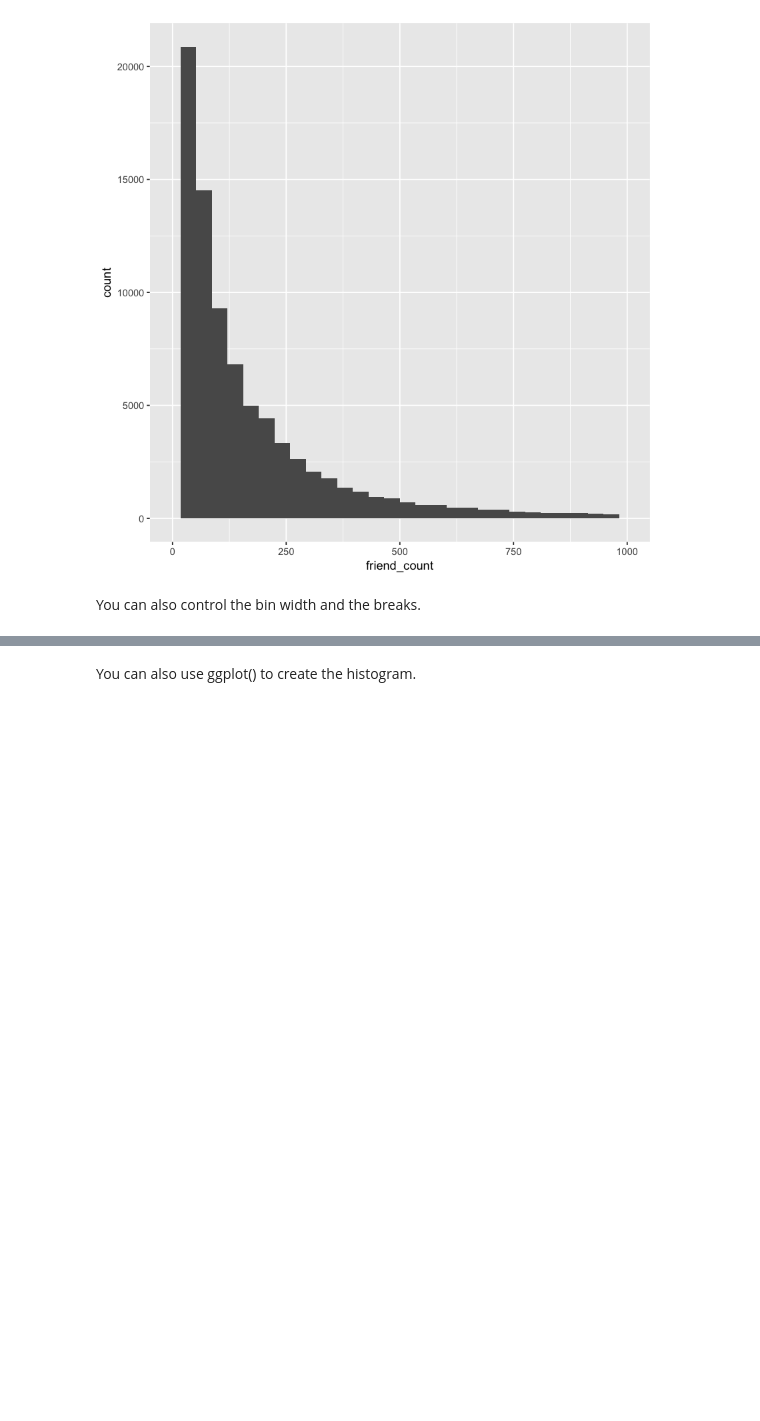
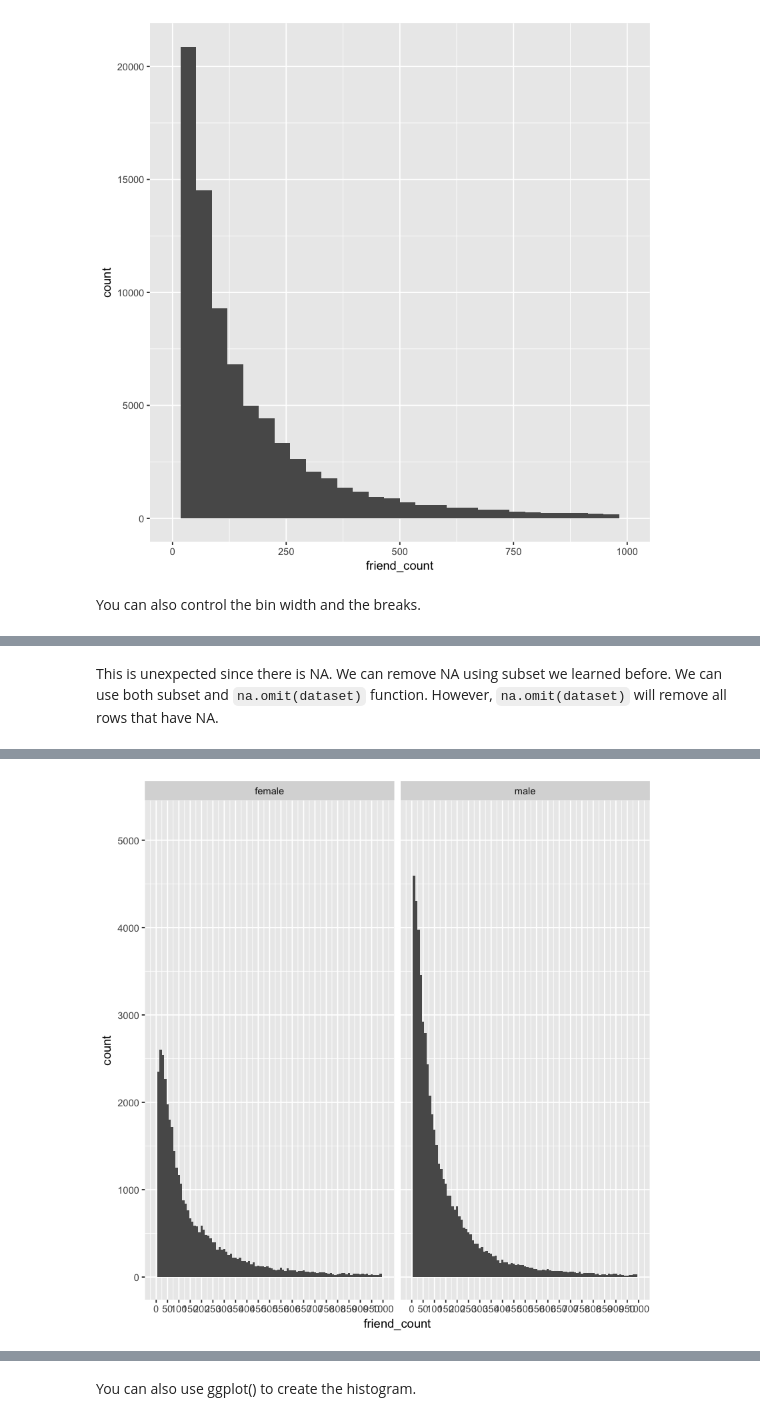
Before and after one commit to mukerong/Toolkit, a Jupyter notebook: R/R-Basics.ipynb, the cells around one changed output, grey strips where cells are left out. Cells and saved outputs as stored; diff of their text form; code cells hidden in the pictures; blank space fills up the shorter version.

```diff
--- a/R/R-Basics.ipynb
+++ b/R/R-Basics.ipynb
@@ -640,0 +654,7 @@ Warning message:
+# %% [markdown]
+This is unexpected since there is NA. We can remove NA using subset we learned before. We can use both subset and `na.omit(dataset)` function. However, `na.omit(dataset)` will remove all rows that have NA.
+# %%
+qplot(data=subset(pf, !is.na(gender)), x=friend_count, binwidth=10) +
+    scale_x_continuous(lim=c(0, 1000), breaks=seq(0, 1000, 50)) +
+    facet_wrap(~gender)
+# %% [output]
@@ -640,0 +663 @@ Warning message:
+[figure, added]
```
Also changed, not shown: parts of 11 cells of this notebook.
